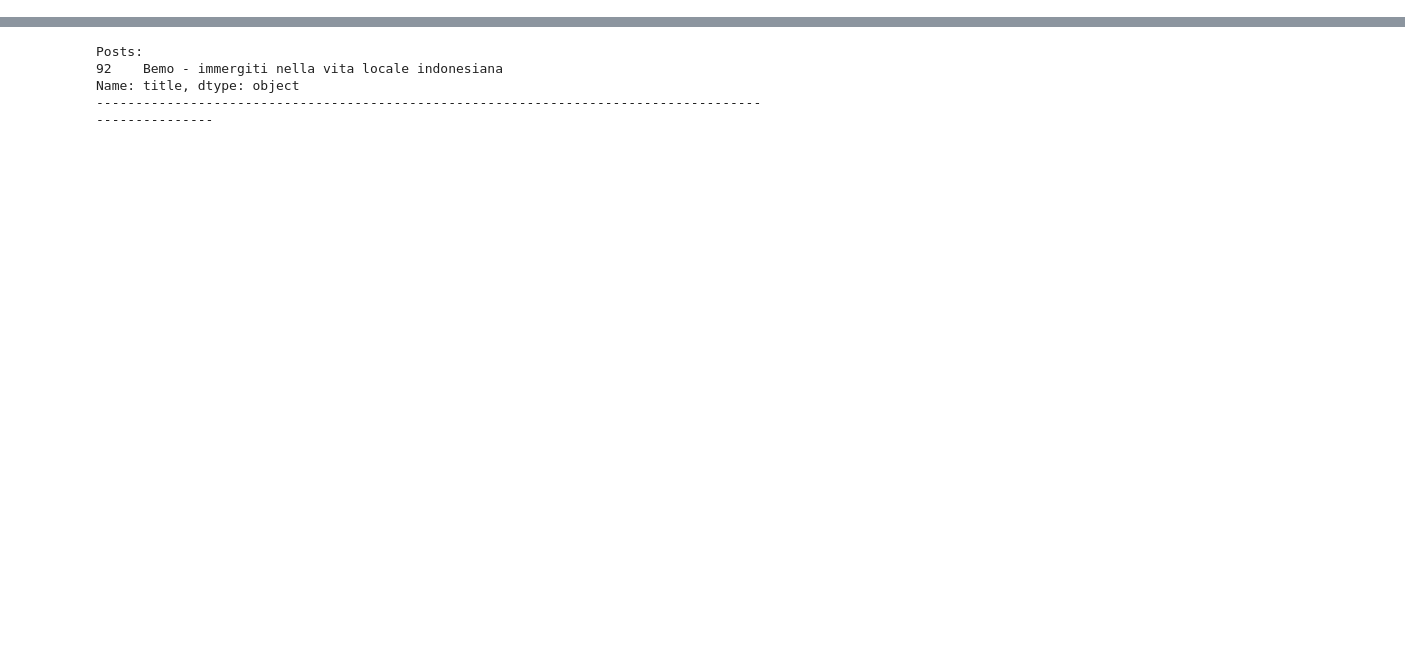
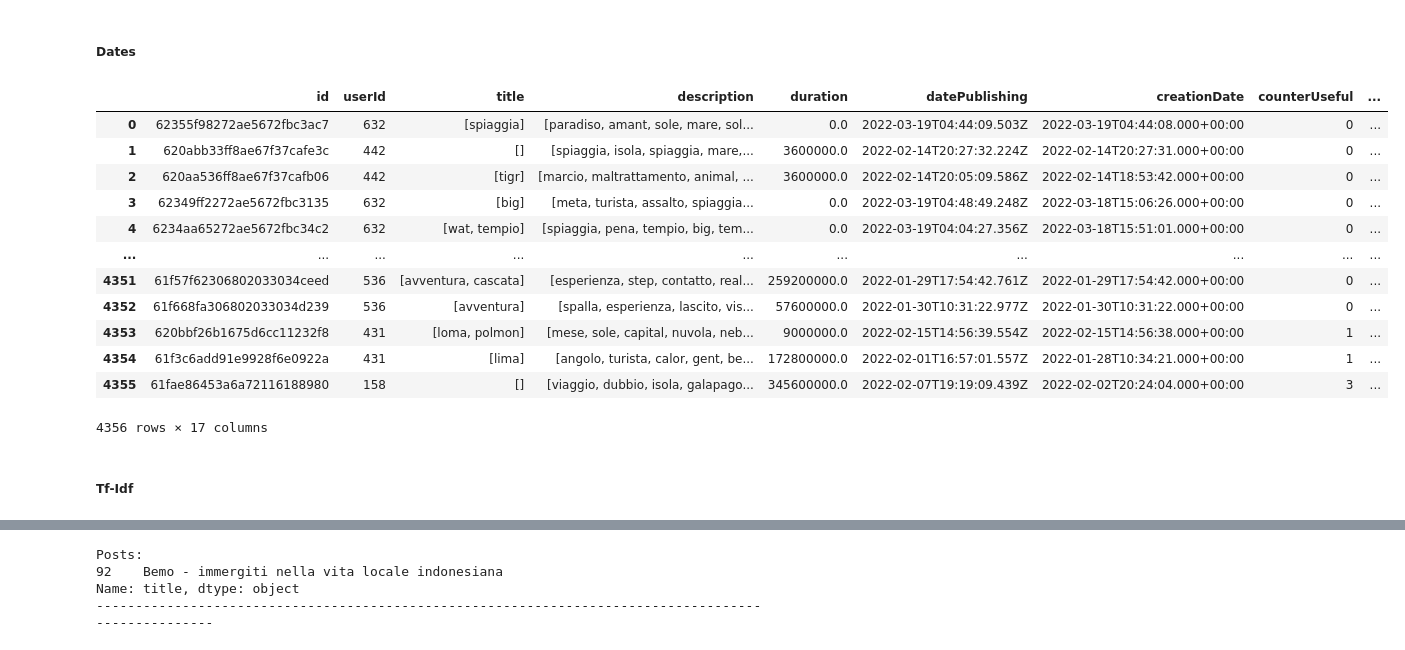
Before and after one commit to GianRomani/Notes, a Jupyter notebook: RecSys.ipynb, the cells around one changed output, grey strips where cells are left out. Saved outputs shown, nothing was run; the diff lists cells and outputs as text; code cells hidden in the pictures; blank space fills up the shorter version.

```diff
--- a/RecSys.ipynb
+++ b/RecSys.ipynb
@@ -221,0 +204,18 @@ tfidf_schede
+# %%
+# Remove Verbs from description
+schede_description = schede_with_categories.apply(
+    lambda row: keep_just_nouns(row['description']),
+    axis=1)
+
+# Remove hastags, punctuation, stop words and numbers
+schede_description = schede_description.apply(
+    lambda row: dataset.clean_text_aslist(row))
+# %%
+# Remove Verbs from title
+schede_title = schede_with_categories.apply(
+    lambda row: keep_just_nouns(row['title']),
+    axis=1)
+
+# Remove hastags, punctuation, stop words and numbers
+schede_title = schede_title.apply(
+    lambda row: dataset.clean_text_aslist(row))
@@ -221,0 +237,29 @@ tfidf_schede
+# %%
+schede_with_categories["title"] = schede_title
+schede_with_categories["description"] = schede_description
+# %% [markdown]
+<h5>Dates</h5>
+# %%
+# Convert duration from ms to minutes
+schede_with_categories['duration_min'] = schede_with_categories.apply(lambda row: row["duration"] / 60000, axis=1)
+
+# Compute age of entry in days from today
+schede_with_categories['days'] = 0
+schede_with_categories.days = (pd.to_datetime("now").tz_localize('UTC') - pd.to_datetime(
+    schede_with_categories["creationDate"])) // np.timedelta64(1, 'D')
+# %%
+schede_with_categories
+# %% [output]
+|  | id | userId | title | description | duration | datePublishing | creationDate | counterUseful | ... |
+| 0 | 62355f98272ae5672fbc3ac7 | 632 | [spiaggia] | [paradiso, amant, sole, mare, sol... | 0.0 | 2022-03-19T04:44:09.503Z | 2022-03-19T04:44:08.000+00:00 | 0 | ... |
+| 1 | 620abb33ff8ae67f37cafe3c | 442 | [] | [spiaggia, isola, spiaggia, mare,... | 3600000.0 | 2022-02-14T20:27:32.224Z | 2022-02-14T20:27:31.000+00:00 | 0 | ... |
+| 2 | 620aa536ff8ae67f37cafb06 | 442 | [tigr] | [marcio, maltrattamento, animal, ... | 3600000.0 | 2022-02-14T20:05:09.586Z | 2022-02-14T18:53:42.000+00:00 | 0 | ... |
+| 3 | 62349ff2272ae5672fbc3135 | 632 | [big] | [meta, turista, assalto, spiaggia... | 0.0 | 2022-03-19T04:48:49.248Z | 2022-03-18T15:06:26.000+00:00 | 0 | ... |
+| 4 | 6234aa65272ae5672fbc34c2 | 632 | [wat, tempio] | [spiaggia, pena, tempio, big, tem... | 0.0 | 2022-03-19T04:04:27.356Z | 2022-03-18T15:51:01.000+00:00 | 0 | ... |
+| ... | ... | ... | ... | ... | ... | ... | ... | ... | ... |
+| 4351 | 61f57f62306802033034ceed | 536 | [avventura, cascata] | [esperienza, step, contatto, real... | 259200000.0 | 2022-01-29T17:54:42.761Z | 2022-01-29T17:54:42.000+00:00 | 0 | ... |
+| 4352 | 61f668fa306802033034d239 | 536 | [avventura] | [spalla, esperienza, lascito, vis... | 57600000.0 | 2022-01-30T10:31:22.977Z | 2022-01-30T10:31:22.000+00:00 | 0 | ... |
+| 4353 | 620bbf26b1675d6cc11232f8 | 431 | [loma, polmon] | [mese, sole, capital, nuvola, neb... | 9000000.0 | 2022-02-15T14:56:39.554Z | 2022-02-15T14:56:38.000+00:00 | 1 | ... |
+| 4354 | 61f3c6add91e9928f6e0922a | 431 | [lima] | [angolo, turista, calor, gent, be... | 172800000.0 | 2022-02-01T16:57:01.557Z | 2022-01-28T10:34:21.000+00:00 | 1 | ... |
+| 4355 | 61fae86453a6a72116188980 | 158 | [] | [viaggio, dubbio, isola, galapago... | 345600000.0 | 2022-02-07T19:19:09.439Z | 2022-02-02T20:24:04.000+00:00 | 3 | ... |
+4356 rows × 17 columns
@@ -221,0 +268,2 @@ tfidf_schede
+# %% [markdown]
+<h5>Tf-Idf</h5>
```
Also changed, not shown: parts of 48 cells of this notebook, 16 other files.
